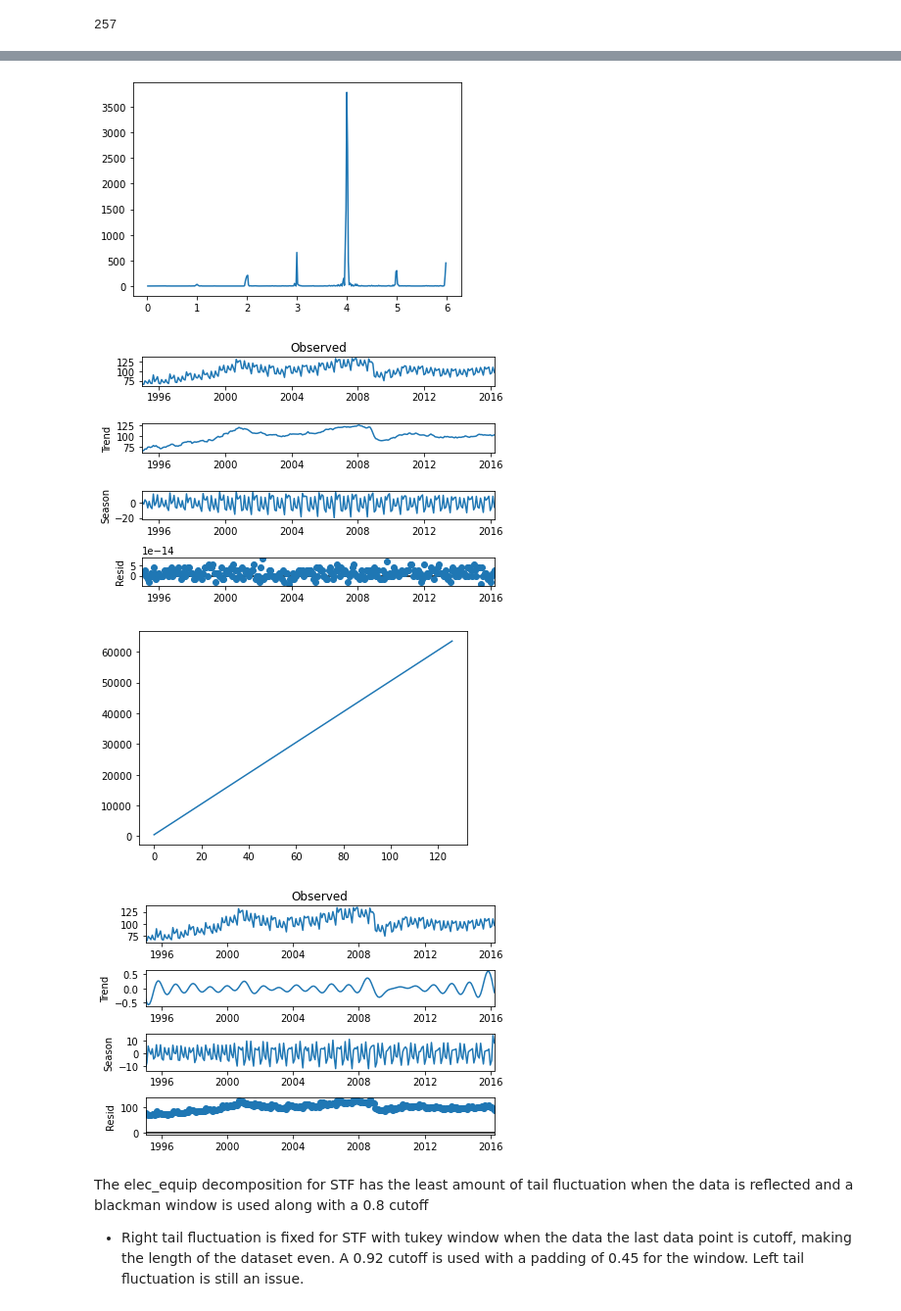
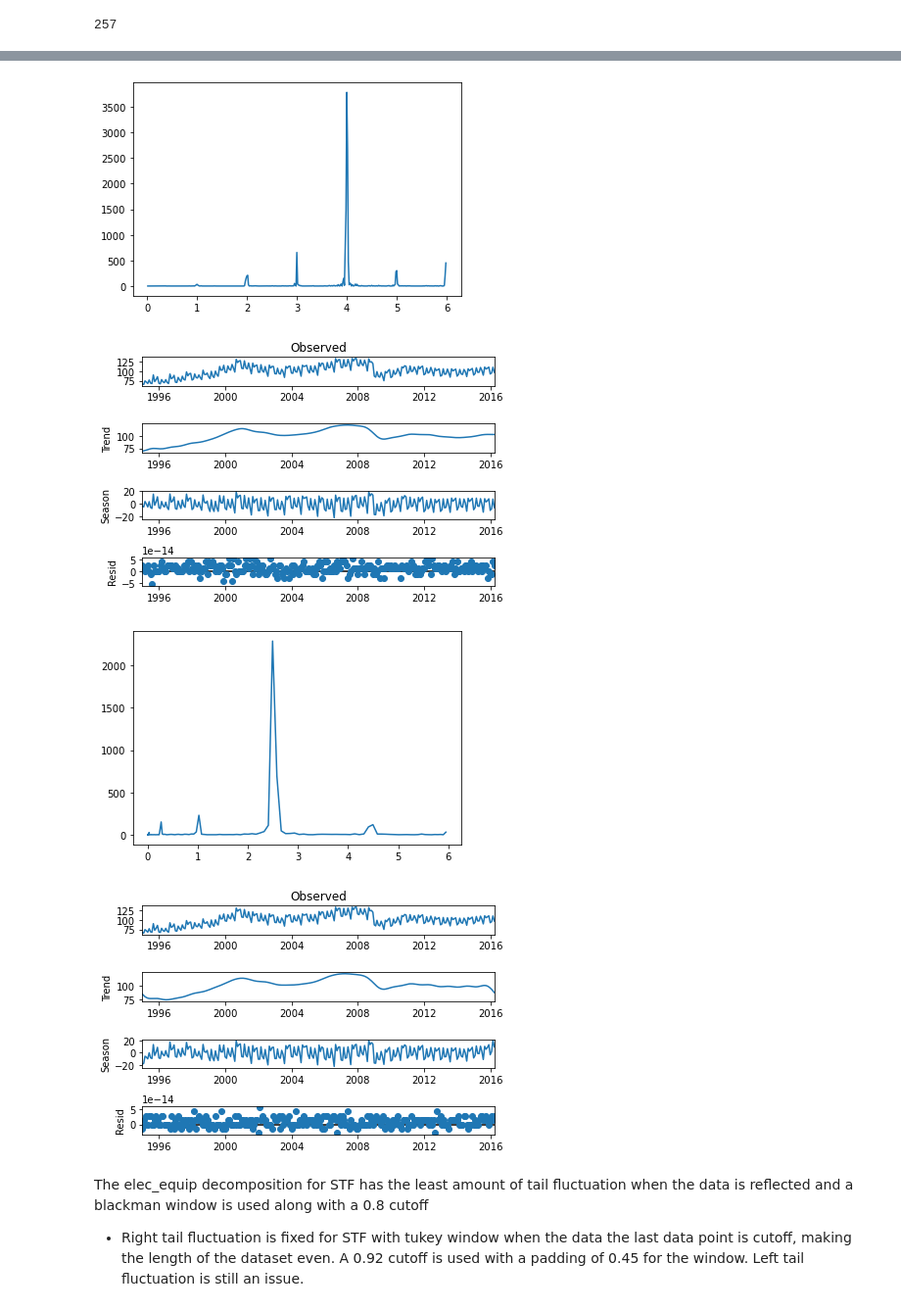
Before and after one commit to thodson-usgs/stf-decomposition, a Jupyter notebook: notebooks/02_stf_vs_stl.ipynb, the cells around one changed output, grey strips where cells are left out. Shown at 98% size. Saved outputs shown, nothing was run; the diff lists cells and outputs as text; code cells hidden in the pictures.

Commit message:
Fix issue with cutoff filtering

```diff
--- a/notebooks/02_stf_vs_stl.ipynb
+++ b/notebooks/02_stf_vs_stl.ipynb
@@ -149,6 +137,7 @@ class STF:
         n = len(t)
         #Compute FFT
         fhat = np.fft.fft(f, n)
+        fhat_seasonal = np.fft.fft(f, n)
         # Power Spectrum
         PSD = fhat * np.conj(fhat) / n
 
@@ -163,6 +152,8 @@ class STF:
 
         # X axis of freqs
         freq = (1 / (dt*n)) * np.arange(n)
+
+        freq = freq*window
 
         # Plotting first half
         L = np.arange(1, np.floor(n/2), dtype = 'int')
@@ -179,13 +170,15 @@ class STF:
         #indices = indices[int(half):(n + int(half))]
 
         # Zero out small Fourier coefs
-        fhat_clean = indices * fhat
+        #fhat_clean = indices * fhat
+        fhat[freq > 0.02] = 0
         # Inverse FFT for filtered time signal
-        ffilt = np.fft.ifft(fhat_clean)
+        ffilt = np.fft.ifft(fhat)
 
         # Filter out freqs with high power
-        indices_seasonal = PSD >= peaks
-        fhat_seasonal = indices_seasonal * fhat
+        #indices_seasonal = PSD >= peaks
+        #fhat_seasonal = indices_seasonal * fhat
+        fhat_seasonal[freq <= 0.02] = 0
         ffilt_seasonal = np.fft.ifft(fhat_seasonal)
 
         trend = pd.Series(ffilt.real, self.data.index, name='trend')
@@ -233,7 +226,7 @@ stf = STF_reflected(elec_equip[:256], "blackman", .8, pad = 1)
 res = stf.fit()
 fig = res.plot()
 
-stf = STF(elec_equip[:256], "blackman", cutoff=1e4)
+stf = STF(elec_equip[:256], "blackman", .8)
 res = stf.fit()
 fig = res.plot()
 # %% [output]
@@ -244,7 +237,7 @@ fig = res.plot()
 [figure]
-[figure, old version]
+[figure, new version]
-[figure, old version]
+[figure, new version]
-[figure, old version]
+[figure, new version]
 # %% [markdown]
 The elec_equip decomposition for STF has the least amount of tail fluctuation when the data is reflected and a blackman window is used along with a 0.8 cutoff
 - Right tail fluctuation is fixed for STF with tukey window when the data the last data point is cutoff, making the length of the dataset even. A 0.92 cutoff is used with a padding of 0.45 for the window. Left tail fluctuation is still an issue.
```
Also changed, not shown: parts of 6 cells of this notebook.
